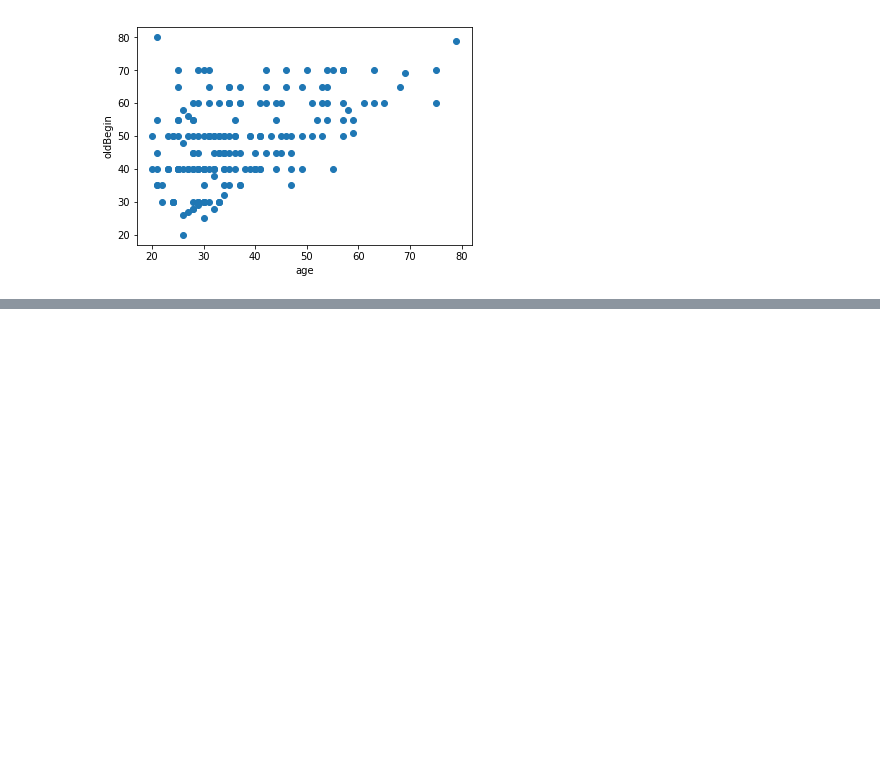
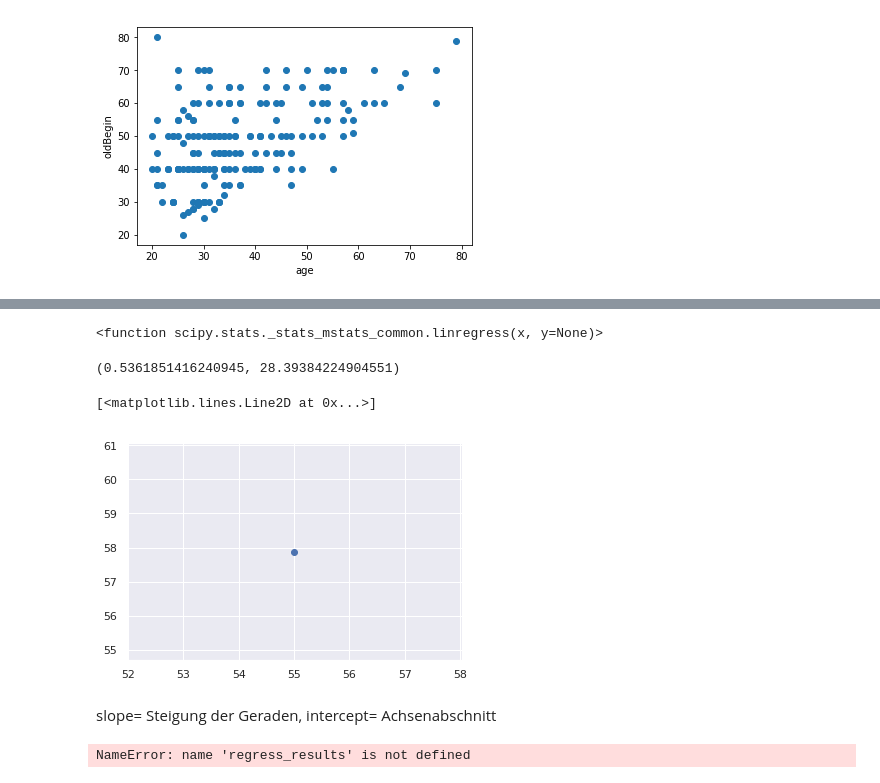
Before and after one commit to mwegrzyn/abbildungenWS1819, a Jupyter notebook: notebooks/age_project_AB.ipynb, the cells around one changed output, grey strips where cells are left out. Saved outputs shown, nothing was run; the diff lists cells and outputs as text; code cells hidden in the pictures; blank space fills up the shorter version.

```diff
--- a/notebooks/age_project_AB.ipynb
+++ b/notebooks/age_project_AB.ipynb
@@ -181,0 +331,4 @@ Text(0,0.5,'oldBegin')
+# %%
+stats.linregress
+# %% [output]
+<function scipy.stats._stats_mstats_common.linregress(x, y=None)>
@@ -181,0 +338,18 @@ Text(0,0.5,'oldBegin')
+# %%
+beta, alpha, _,_,_ = stats.linregress(age_df.loc[:,'age'], age_df.loc[:,'oldBegin'])
+# %%
+beta, alpha
+# %% [output]
+(0.5361851416240945, 28.39384224904551)
+# %%
+x = 55
+plt.plot(x,alpha+beta*x,'o')
+# %% [output]
+[<matplotlib.lines.Line2D at 0x...>]
+[figure, added]
+# %% [markdown]
+slope= Steigung der Geraden, intercept= Achsenabschnitt
+# %%
+slope, intercept, rvalue, pvalue, stderr = regress_results
+# %% [output]
+NameError: name 'regress_results' is not defined
```
Also changed, not shown: parts of 16 cells of this notebook, 5 other files.
